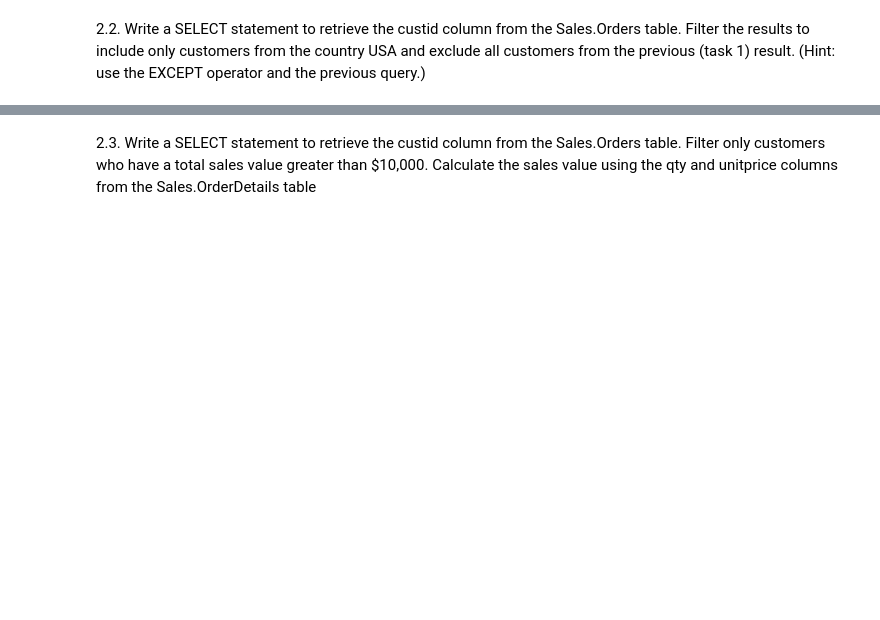
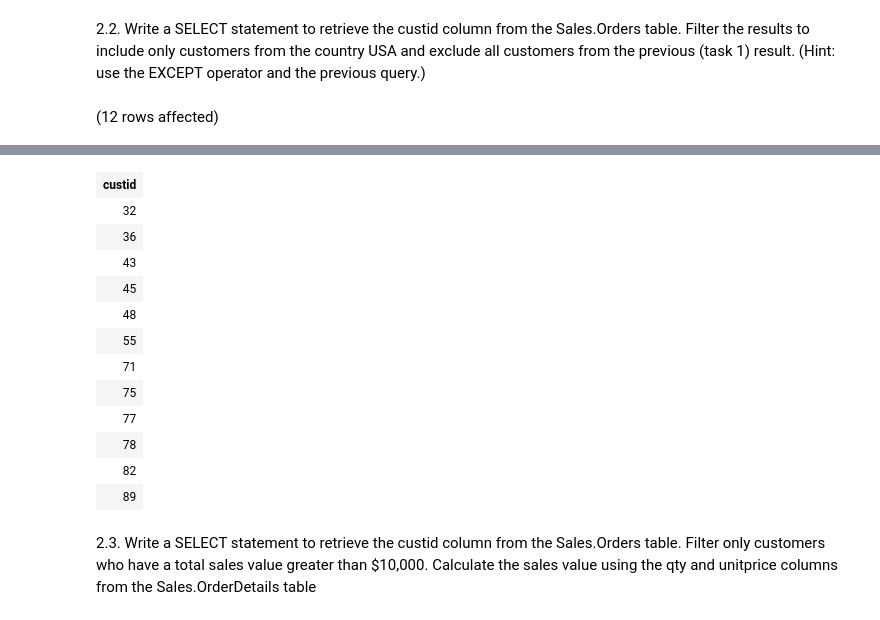
Before and after one commit to FranH20/LaboratorioBDII_02, a Jupyter notebook: Laboratorio N° 02.ipynb, the cells around one changed output, grey strips where cells are left out. Saved outputs shown, nothing was run; the diff lists cells and outputs as text; code cells hidden in the pictures; blank space fills up the shorter version.

```diff
--- a/Laboratorio N° 02.ipynb
+++ b/Laboratorio N° 02.ipynb
@@ -82,2 +121,23 @@ Total execution time: 00:00:00.014
 # %% [markdown]
 2.2. Write a SELECT statement to retrieve the custid column from the Sales.Orders table. Filter the results to include only customers from the country USA and exclude all customers from the previous (task 1) result. (Hint: use the EXCEPT operator and the previous query.)
+# %%
+SELECT B.custid FROM Sales.Customers AS A
+INNER JOIN Sales.Orders AS B ON B.custid = A.custid
+WHERE A.country LIKE 'USA'
+GROUP BY B.custid,A.country
+EXCEPT
+SELECT
+	P.custid
+FROM
+(
+	SELECT
+		B.custid,COUNT(productid) AS TOTAL
+	FROM Sales.OrderDetails AS A
+	INNER JOIN Sales.Orders AS B
+	ON B.orderid = A.orderid
+	GROUP BY A.orderid,B.custid
+)
+AS P
+WHERE TOTAL > 20;
+# %% [output]
+(12 rows affected)
@@ -84,2 +145,15 @@ Total execution time: 00:00:00.014
+| custid |
+| 32 |
+| 36 |
+| 43 |
+| 45 |
+| 48 |
+| 55 |
+| 71 |
+| 75 |
+| 77 |
+| 78 |
+| 82 |
+| 89 |
 # %% [markdown]
 2.3. Write a SELECT statement to retrieve the custid column from the Sales.Orders table. Filter only customers who have a total sales value greater than $10,000. Calculate the sales value using the qty and unitprice columns from the Sales.OrderDetails table
```
Also changed, not shown: parts of 7 cells of this notebook.
